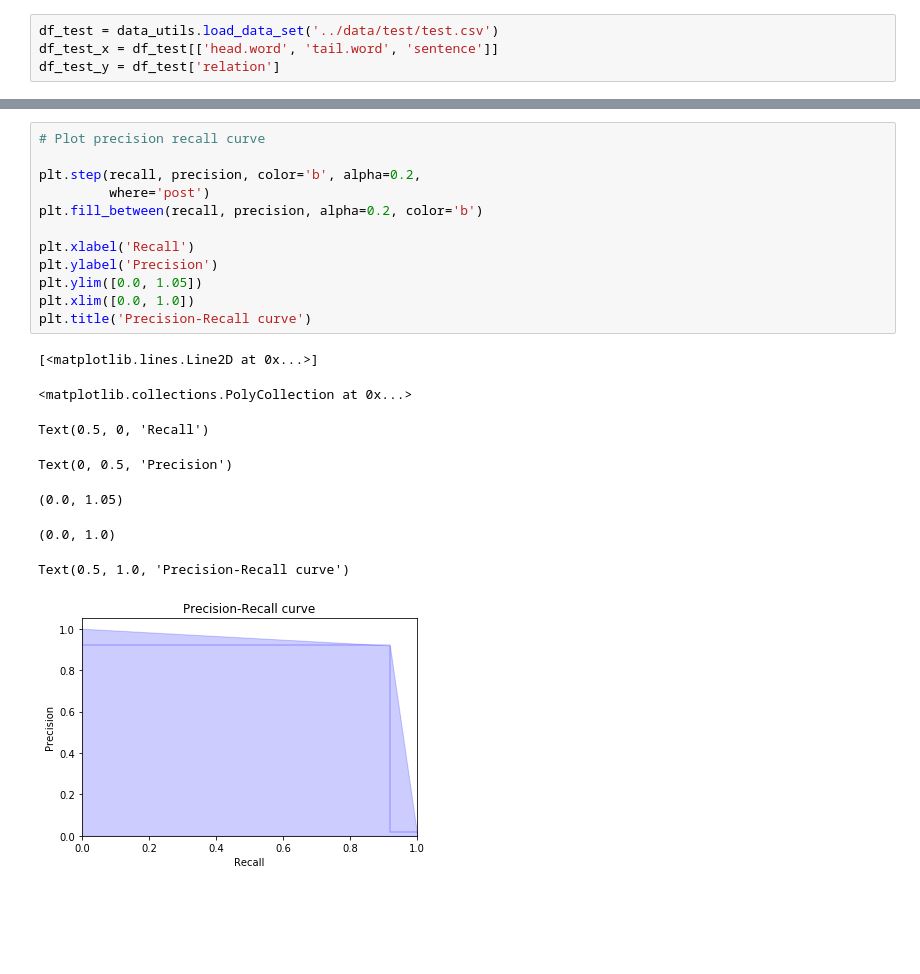
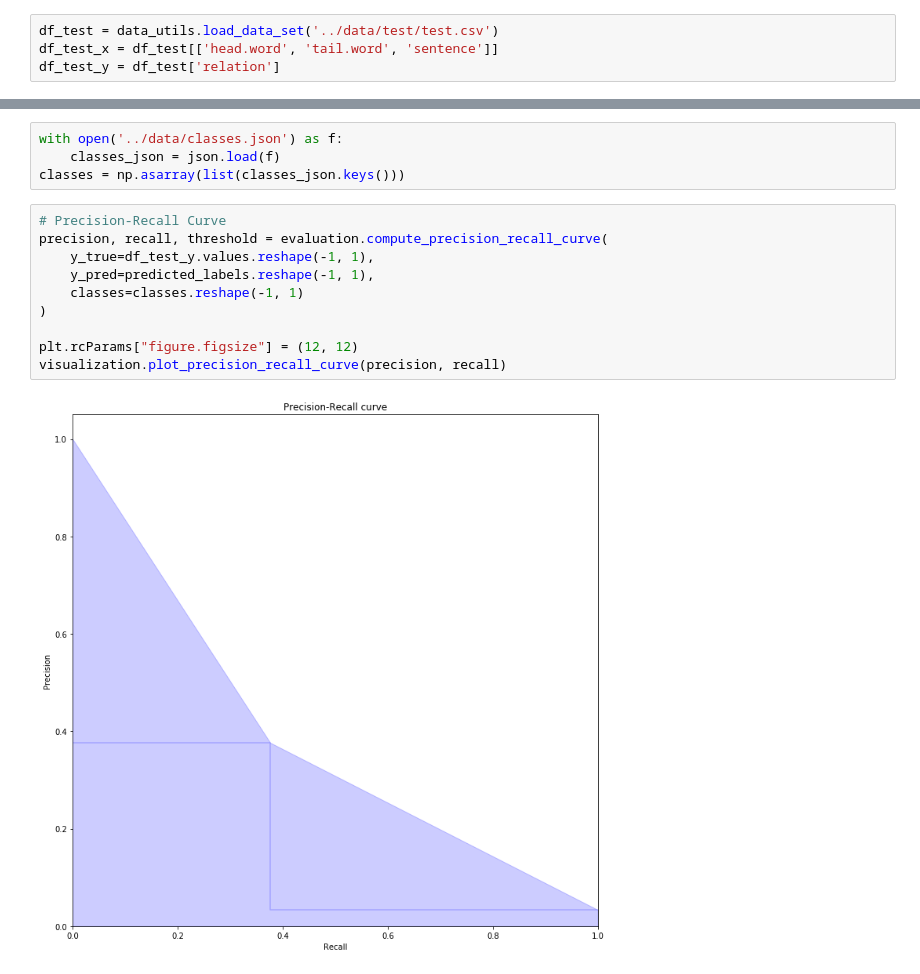
Before and after one commit to antonpetkoff/relation-extraction, a Jupyter notebook: notebooks/log_reg_word_embeddings_all.ipynb, the cells around one changed output, grey strips where cells are left out. Drawn from its saved outputs; the diff is of its cells as text; blank space fills up the shorter version.

Commit message:
Train the LogReg model with word embedding averaging and visualize metrics

```diff
--- a/notebooks/log_reg_word_embeddings_all.ipynb
+++ b/notebooks/log_reg_word_embeddings_all.ipynb
@@ -209,21 +157,16 @@ compute_score(predicted_labels, gold_labels, labels=combined_labels)
-# %%
-# Plot precision recall curve
-
-plt.step(recall, precision, color='b', alpha=0.2,
-         where='post')
-plt.fill_between(recall, precision, alpha=0.2, color='b')
-
-plt.xlabel('Recall')
-plt.ylabel('Precision')
-plt.ylim([0.0, 1.05])
-plt.xlim([0.0, 1.0])
-plt.title('Precision-Recall curve')
-# %% [output]
-[<matplotlib.lines.Line2D at 0x...>]
-<matplotlib.collections.PolyCollection at 0x...>
-Text(0.5, 0, 'Recall')
-Text(0, 0.5, 'Precision')
-(0.0, 1.05)
-(0.0, 1.0)
-Text(0.5, 1.0, 'Precision-Recall curve')
-[figure, removed]
+# %%
+with open('../data/classes.json') as f:
+    classes_json = json.load(f)
+classes = np.asarray(list(classes_json.keys()))
+# %%
+# Precision-Recall Curve
+precision, recall, threshold = evaluation.compute_precision_recall_curve(
+    y_true=df_test_y.values.reshape(-1, 1),
+    y_pred=predicted_labels.reshape(-1, 1),
+    classes=classes.reshape(-1, 1)
+)
+
+plt.rcParams["figure.figsize"] = (12, 12)
+visualization.plot_precision_recall_curve(precision, recall)
+# %% [output]
+[figure, added]
```
Also changed, not shown: parts of 12 cells of this notebook, 2 other files.
